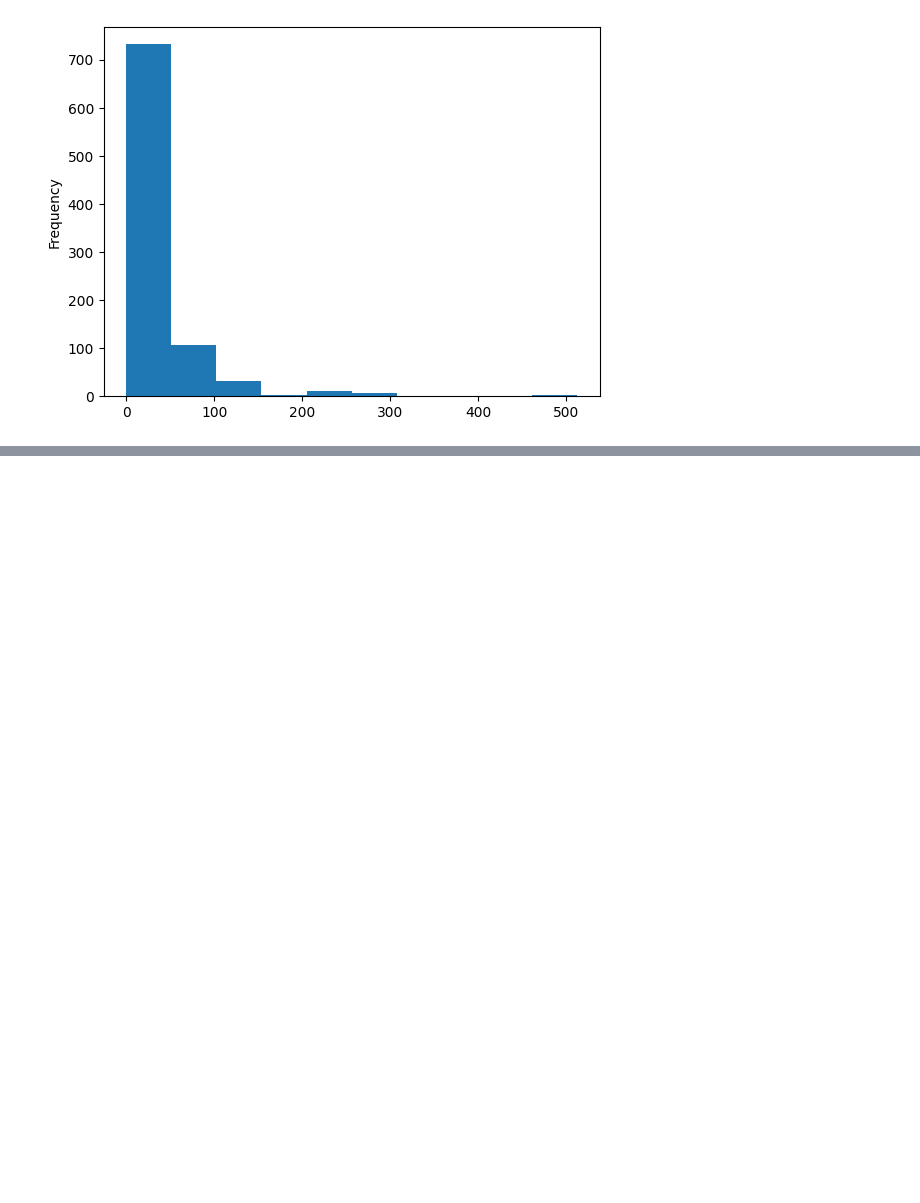
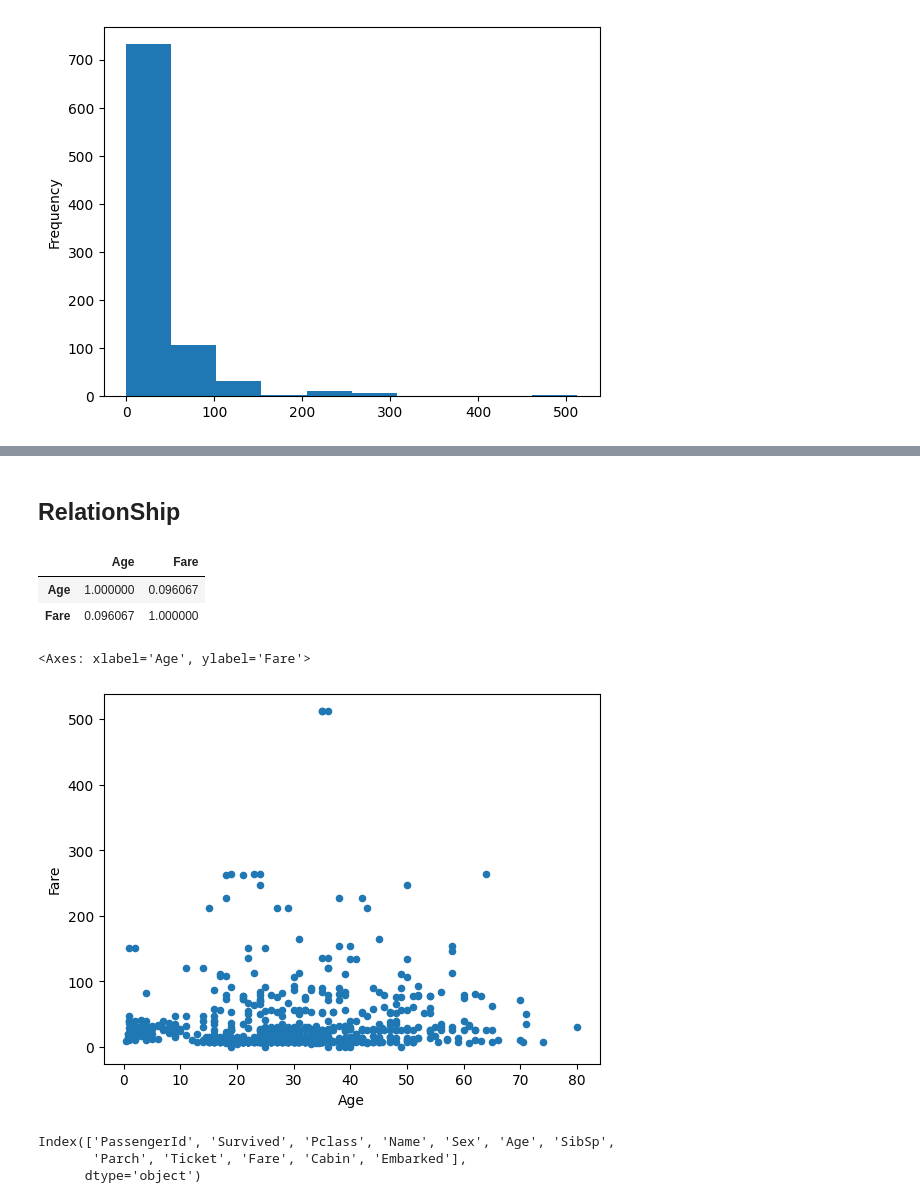
Before and after one commit to samiyaMalik/Pandas-tutorial-titanic-dataset, a Jupyter notebook: Pandas-tutorial-titanic-dataset.ipynb, the cells around one changed output, grey strips where cells are left out. Saved outputs shown, nothing was run; the diff lists cells and outputs as text; code cells hidden in the pictures; blank space fills up the shorter version.

```diff
--- a/Pandas-tutorial-titanic-dataset.ipynb
+++ b/Pandas-tutorial-titanic-dataset.ipynb
@@ -148,0 +209,19 @@ age_dist =df["Age"]
+# %% [markdown]
+## RelationShip
+# %%
+df[['Age','Fare']].corr()
+# %% [output]
+|  | Age | Fare |
+| Age | 1.000000 | 0.096067 |
+| Fare | 0.096067 | 1.000000 |
+# %%
+df.plot(kind='scatter', x='Age', y='Fare')
+# %% [output]
+<Axes: xlabel='Age', ylabel='Fare'>
+[figure, added]
+# %%
+df.columns
+# %% [output]
+Index(['PassengerId', 'Survived', 'Pclass', 'Name', 'Sex', 'Age', 'SibSp',
+       'Parch', 'Ticket', 'Fare', 'Cabin', 'Embarked'],
+      dtype='object')
```
Also changed, not shown: parts of 12 cells of this notebook.
